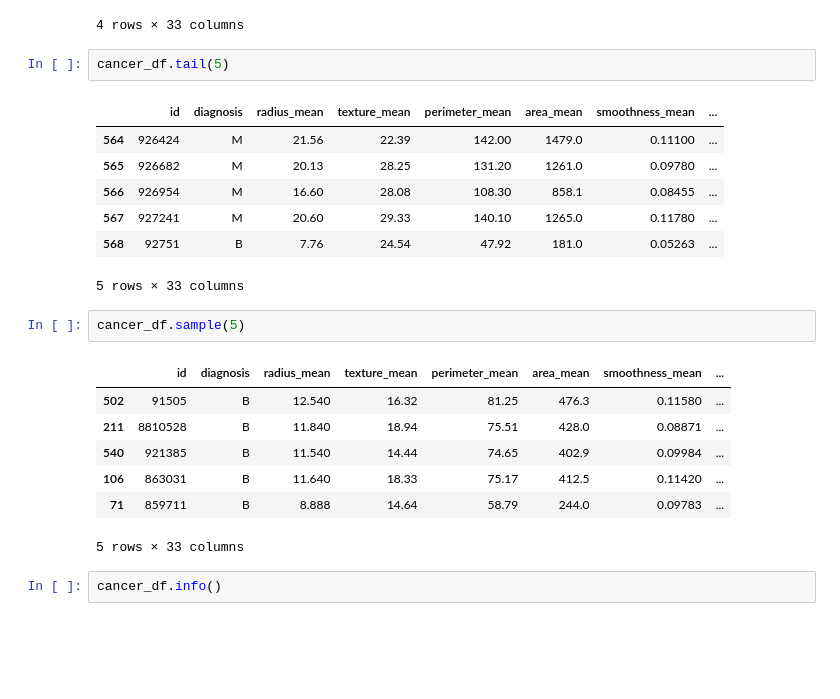
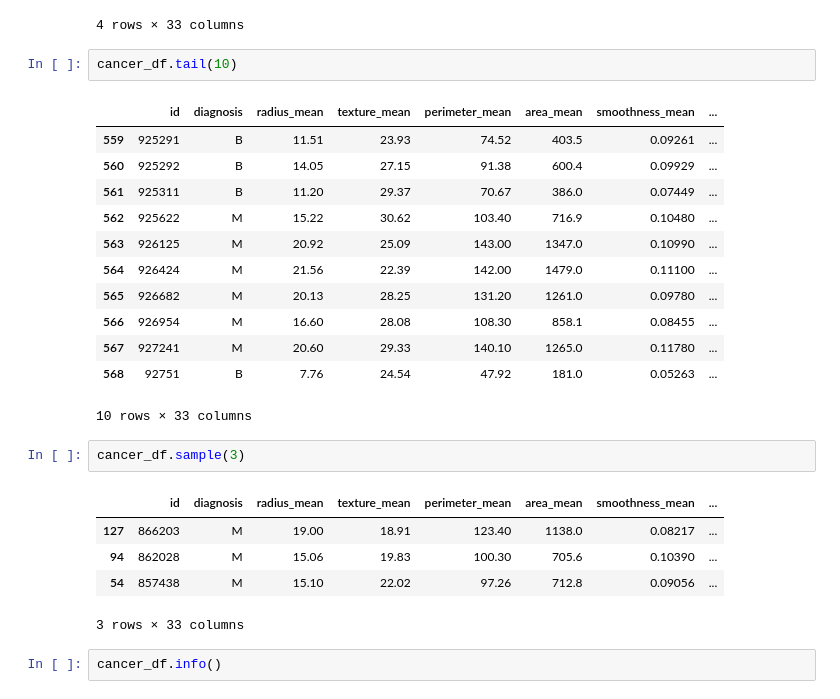
Before and after one commit to becauseiliketolike/Data-Warehousing-and-Data-Mining, a Jupyter notebook: Lab02/Lab02.ipynb, the cells around one changed output. Cells and saved outputs as stored; diff of their text form; blank space fills up the shorter version.

```diff
--- a/Lab02/Lab02.ipynb
+++ b/Lab02/Lab02.ipynb
@@ -155,25 +132,28 @@ cancer_df.loc[[20,21,22,50]]
 | 50 | 857343 | B | 11.760 | 21.60 | 74.72 | 427.9 | 0.08637 | ... |
 4 rows × 33 columns
 # %%
-cancer_df.tail(5)
+cancer_df.tail(10)
 # %% [output]
 |  | id | diagnosis | radius_mean | texture_mean | perimeter_mean | area_mean | smoothness_mean | ... |
+| 559 | 925291 | B | 11.51 | 23.93 | 74.52 | 403.5 | 0.09261 | ... |
+| 560 | 925292 | B | 14.05 | 27.15 | 91.38 | 600.4 | 0.09929 | ... |
+| 561 | 925311 | B | 11.20 | 29.37 | 70.67 | 386.0 | 0.07449 | ... |
+| 562 | 925622 | M | 15.22 | 30.62 | 103.40 | 716.9 | 0.10480 | ... |
+| 563 | 926125 | M | 20.92 | 25.09 | 143.00 | 1347.0 | 0.10990 | ... |
 | 564 | 926424 | M | 21.56 | 22.39 | 142.00 | 1479.0 | 0.11100 | ... |
 | 565 | 926682 | M | 20.13 | 28.25 | 131.20 | 1261.0 | 0.09780 | ... |
 | 566 | 926954 | M | 16.60 | 28.08 | 108.30 | 858.1 | 0.08455 | ... |
 | 567 | 927241 | M | 20.60 | 29.33 | 140.10 | 1265.0 | 0.11780 | ... |
 | 568 | 92751 | B | 7.76 | 24.54 | 47.92 | 181.0 | 0.05263 | ... |
-5 rows × 33 columns
+10 rows × 33 columns
 # %%
-cancer_df.sample(5)
+cancer_df.sample(3)
 # %% [output]
 |  | id | diagnosis | radius_mean | texture_mean | perimeter_mean | area_mean | smoothness_mean | ... |
-| 502 | 91505 | B | 12.540 | 16.32 | 81.25 | 476.3 | 0.11580 | ... |
-| 211 | 8810528 | B | 11.840 | 18.94 | 75.51 | 428.0 | 0.08871 | ... |
-| 540 | 921385 | B | 11.540 | 14.44 | 74.65 | 402.9 | 0.09984 | ... |
-| 106 | 863031 | B | 11.640 | 18.33 | 75.17 | 412.5 | 0.11420 | ... |
-| 71 | 859711 | B | 8.888 | 14.64 | 58.79 | 244.0 | 0.09783 | ... |
+| 127 | 866203 | M | 19.00 | 18.91 | 123.40 | 1138.0 | 0.08217 | ... |
+| 94 | 862028 | M | 15.06 | 19.83 | 100.30 | 705.6 | 0.10390 | ... |
+| 54 | 857438 | M | 15.10 | 22.02 | 97.26 | 712.8 | 0.09056 | ... |
-5 rows × 33 columns
+3 rows × 33 columns
 # %%
 cancer_df.info()
 # %% [output]
```
Also changed, not shown: parts of 24 cells of this notebook.
